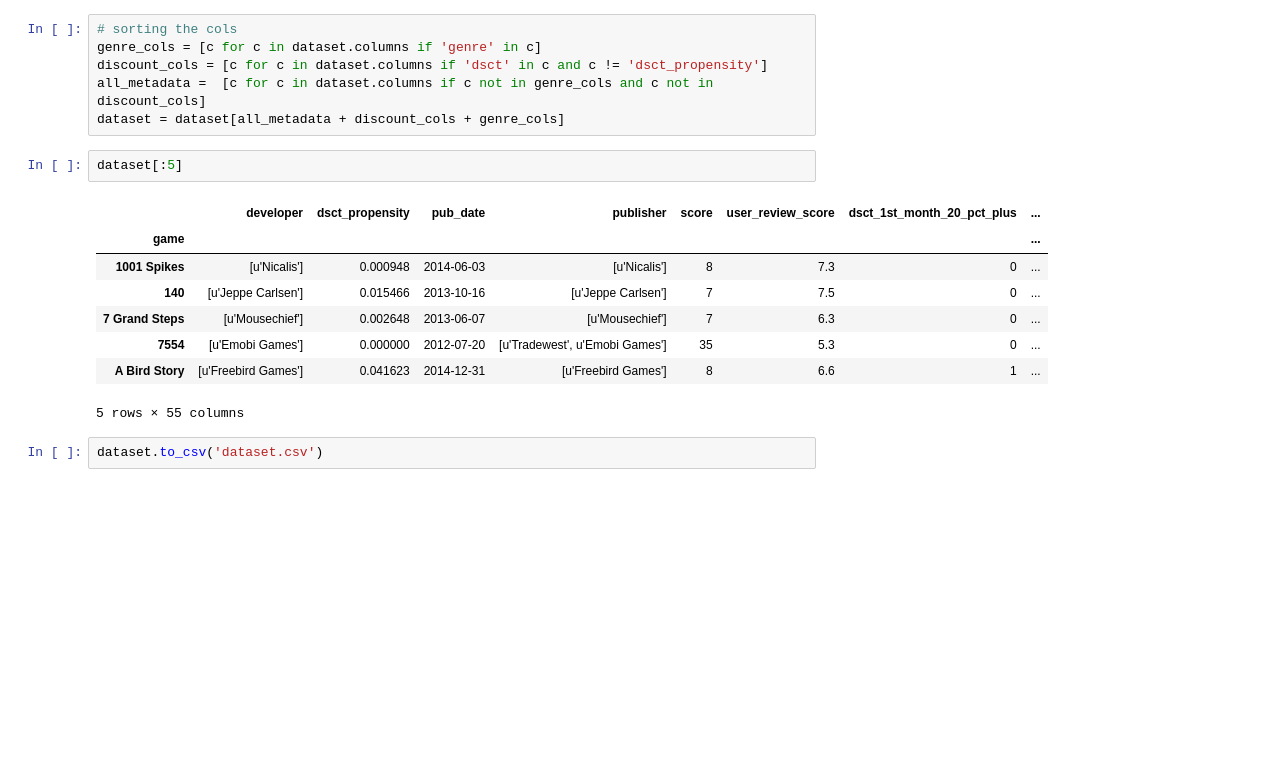
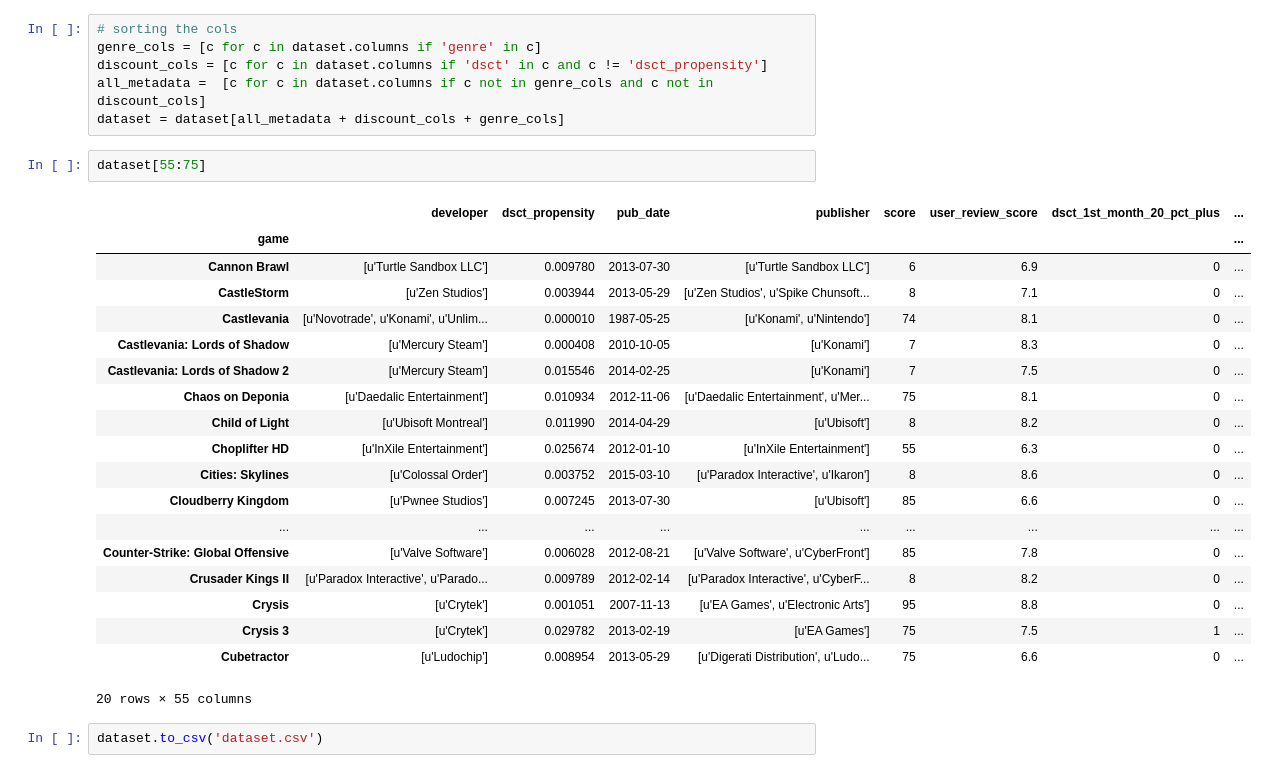
Before and after one commit to madnoodles/Krobelus, a Jupyter notebook: game_data_analysis.ipynb, the cells around one changed output. Drawn from its saved outputs; the diff is of its cells as text; blank space fills up the shorter version.

```diff
--- a/game_data_analysis.ipynb
+++ b/game_data_analysis.ipynb
@@ -427,16 +429,27 @@ genre_cols = [c for c in dataset.columns if 'genre' in c]
 discount_cols = [c for c in dataset.columns if 'dsct' in c and c != 'dsct_propensity']
 all_metadata =  [c for c in dataset.columns if c not in genre_cols and c not in discount_cols]
 dataset = dataset[all_metadata + discount_cols + genre_cols]
-# %%
-dataset[:5]
-# %% [output]
-|  | developer | dsct_propensity | pub_date | publisher | score | user_review_score | dsct_1st_month_20_pct_plus | ... |
-| game |  |  |  |  |  |  |  | ... |
-| 1001 Spikes | [u'Nicalis'] | 0.000948 | 2014-06-03 | [u'Nicalis'] | 8 | 7.3 | 0 | ... |
-| 140 | [u'Jeppe Carlsen'] | 0.015466 | 2013-10-16 | [u'Jeppe Carlsen'] | 7 | 7.5 | 0 | ... |
-| 7 Grand Steps | [u'Mousechief'] | 0.002648 | 2013-06-07 | [u'Mousechief'] | 7 | 6.3 | 0 | ... |
-| 7554 | [u'Emobi Games'] | 0.000000 | 2012-07-20 | [u'Tradewest', u'Emobi Games'] | 35 | 5.3 | 0 | ... |
-| A Bird Story | [u'Freebird Games'] | 0.041623 | 2014-12-31 | [u'Freebird Games'] | 8 | 6.6 | 1 | ... |
-5 rows × 55 columns
+# %%
+dataset[55:75]
+# %% [output]
+|  | developer | dsct_propensity | pub_date | publisher | score | user_review_score | dsct_1st_month_20_pct_plus | ... |
+| game |  |  |  |  |  |  |  | ... |
+| Cannon Brawl | [u'Turtle Sandbox LLC'] | 0.009780 | 2013-07-30 | [u'Turtle Sandbox LLC'] | 6 | 6.9 | 0 | ... |
+| CastleStorm | [u'Zen Studios'] | 0.003944 | 2013-05-29 | [u'Zen Studios', u'Spike Chunsoft... | 8 | 7.1 | 0 | ... |
+| Castlevania | [u'Novotrade', u'Konami', u'Unlim... | 0.000010 | 1987-05-25 | [u'Konami', u'Nintendo'] | 74 | 8.1 | 0 | ... |
+| Castlevania: Lords of Shadow | [u'Mercury Steam'] | 0.000408 | 2010-10-05 | [u'Konami'] | 7 | 8.3 | 0 | ... |
+| Castlevania: Lords of Shadow 2 | [u'Mercury Steam'] | 0.015546 | 2014-02-25 | [u'Konami'] | 7 | 7.5 | 0 | ... |
+| Chaos on Deponia | [u'Daedalic Entertainment'] | 0.010934 | 2012-11-06 | [u'Daedalic Entertainment', u'Mer... | 75 | 8.1 | 0 | ... |
+| Child of Light | [u'Ubisoft Montreal'] | 0.011990 | 2014-04-29 | [u'Ubisoft'] | 8 | 8.2 | 0 | ... |
+| Choplifter HD | [u'InXile Entertainment'] | 0.025674 | 2012-01-10 | [u'InXile Entertainment'] | 55 | 6.3 | 0 | ... |
+| Cities: Skylines | [u'Colossal Order'] | 0.003752 | 2015-03-10 | [u'Paradox Interactive', u'Ikaron'] | 8 | 8.6 | 0 | ... |
+| Cloudberry Kingdom | [u'Pwnee Studios'] | 0.007245 | 2013-07-30 | [u'Ubisoft'] | 85 | 6.6 | 0 | ... |
+| ... | ... | ... | ... | ... | ... | ... | ... | ... |
+| Counter-Strike: Global Offensive | [u'Valve Software'] | 0.006028 | 2012-08-21 | [u'Valve Software', u'CyberFront'] | 85 | 7.8 | 0 | ... |
+| Crusader Kings II | [u'Paradox Interactive', u'Parado... | 0.009789 | 2012-02-14 | [u'Paradox Interactive', u'CyberF... | 8 | 8.2 | 0 | ... |
+| Crysis | [u'Crytek'] | 0.001051 | 2007-11-13 | [u'EA Games', u'Electronic Arts'] | 95 | 8.8 | 0 | ... |
+| Crysis 3 | [u'Crytek'] | 0.029782 | 2013-02-19 | [u'EA Games'] | 75 | 7.5 | 1 | ... |
+| Cubetractor | [u'Ludochip'] | 0.008954 | 2013-05-29 | [u'Digerati Distribution', u'Ludo... | 75 | 6.6 | 0 | ... |
+20 rows × 55 columns
 # %%
 dataset.to_csv('dataset.csv')
```
Also changed, not shown: parts of 3 cells of this notebook, 1 other file.
